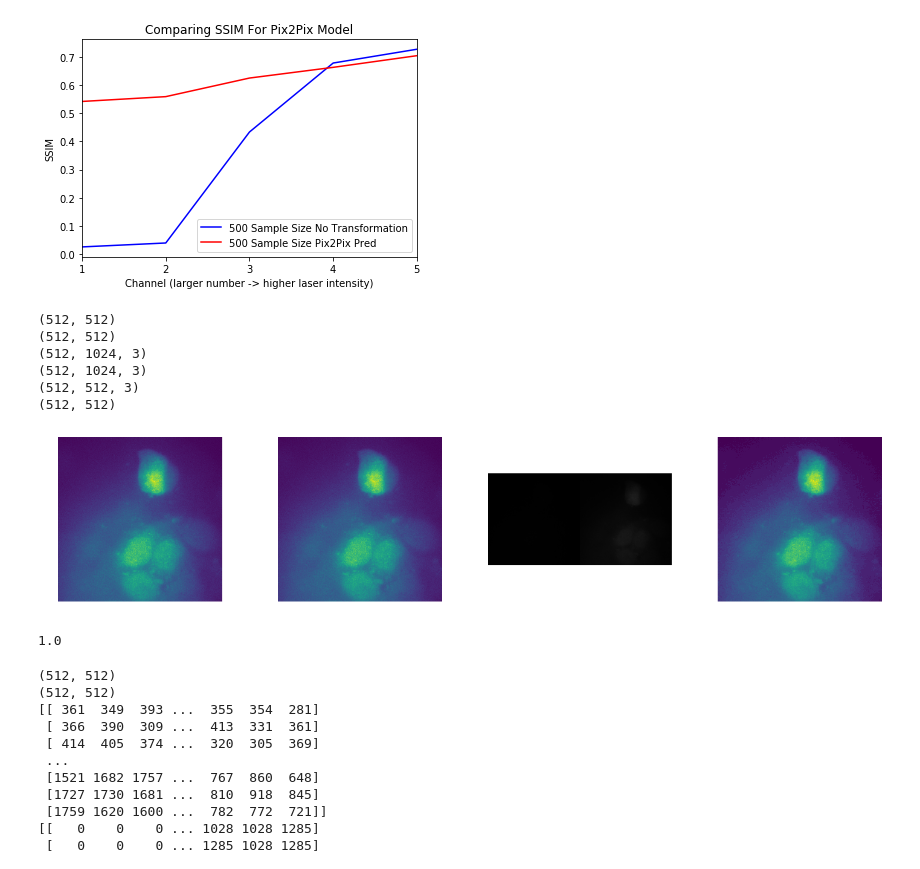
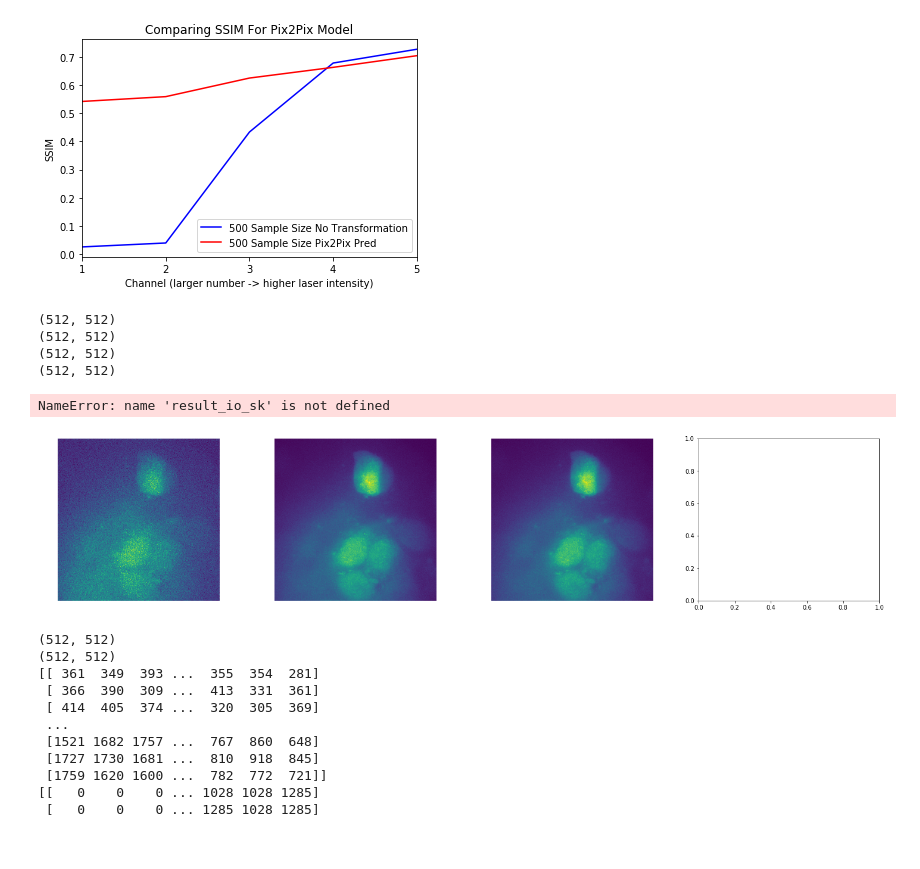
Before and after one commit to NYU-CDS-Capstone-Project/CellVision, a Jupyter notebook: notebooks/pix2pix_model_benchmark.ipynb, the cells around one changed output. Cells and saved outputs as stored; diff of their text form; code cells hidden in the pictures.

```diff
--- a/notebooks/pix2pix_model_benchmark.ipynb
+++ b/notebooks/pix2pix_model_benchmark.ipynb
@@ -352,52 +375,62 @@ plt.show()
 # %%
 import cv2
 
-path_to_data = '/gpfs/data/lionnetlab/cellvision/pilotdata/20181009-top50/sample114_channel6_z10.tif'
+path_to_data = '/gpfs/data/lionnetlab/cellvision/pilotdata/20181009-top50/sample114_channel1_z10.tif'
 skimage_original = io.imread(path_to_data).astype(np.uint)
 print(skimage_original.shape)
 cv_original = cv2.imread(path_to_data, cv2.COLOR_BGR2GRAY)
 print(cv_original.shape)
 
-path_to_data = '/gpfs/data/lionnetlab/cellvision/pilotdata/20181009-pix2pix/channel1_100/val/sample114_channel1_z10.jpg'
+# path_to_data = '/gpfs/data/lionnetlab/cellvision/pilotdata/20181009-pix2pix/channel1_100/val/sample114_channel1_z10.jpg'
+path_to_data = '/gpfs/data/lionnetlab/cellvision/pilotdata/20181009-top50/sample114_channel6_z10.tif'
 fold_out = io.imread(path_to_data)
 print(fold_out.shape)
 cv_fold = cv2.imread(path_to_data, cv2.COLOR_BGR2GRAY)
 print(cv_fold.shape)
 
-path_to_data = '/home/dg3047/capstone/pytorch-CycleGAN-and-pix2pix/results/cellvision_channeltest/val_latest/images/sample114_channel1_z10_real_B.png'
-result_io = io.imread(path_to_data)
-print(result_io.shape)
+# path_to_data = '/home/dg3047/capstone/pytorch-CycleGAN-and-pix2pix/results/cellvision_channeltest/val_latest/images/sample114_channel1_z10_fake_B.png'
+# result_io = io.imread(path_to_data)
+# print(result_io.shape)
 # im_A = cv2.imread(path_to_data)
-result_io_sk = cv2.imread(path_to_data, cv2.IMREAD_GRAYSCALE)
-print(result_io_sk.shape)
+# result_io_sk = cv2.imread(path_to_data, cv2.IMREAD_GRAYSCALE)
+# print(result_io_sk.shape)
 
 # print(imsk_B.shape)
 # print(im_A.shape)
 
 # fake = exposure.rescale_intensity(fake,in_range=(0,np.max(fake)))
 fig, ax = plt.subplots(ncols=4, nrows=1, figsize=(25,5))
 # ax[0].imshow(imsk_nl[0]);
 ax[0].imshow(skimage_original);
 ax[0].axis('off')
-ax[1].imshow(cv_original);
+ax[1].imshow(fold_out);
 ax[1].axis('off')
 ax[2].imshow(fold_out);
 ax[2].axis('off')
 ax[3].imshow(result_io_sk);
 ax[3].axis('off')
 plt.show()
 
+
+# fig, ax = plt.subplots(ncols=1, nrows=1, figsize=(25,5))
+# ax.imshow(skimage_original);
+# ax.axis('off')
+# plt.show()
+
+# fig, ax = plt.subplots(ncols=1, nrows=1, figsize=(25,5))
+# ax.imshow(fold_out);
+# ax.axis('off')
+# plt.show()
+
 low_high_ssim = compare_ssim(skimage_original, img_as_uint(result_io_sk))
 low_high_ssim
 # %% [output]
 (512, 512)
 (512, 512)
-(512, 1024, 3)
-(512, 1024, 3)
-(512, 512, 3)
 (512, 512)
+(512, 512)
+NameError: name 'result_io_sk' is not defined
-[figure, old version]
+[figure, new version]
-1.0
 # %%
 from skimage import data, img_as_float, img_as_ubyte, io, img_as_int, img_as_uint
 print(skimage_original.shape)
```
Also changed, not shown: parts of 5 cells of this notebook.
